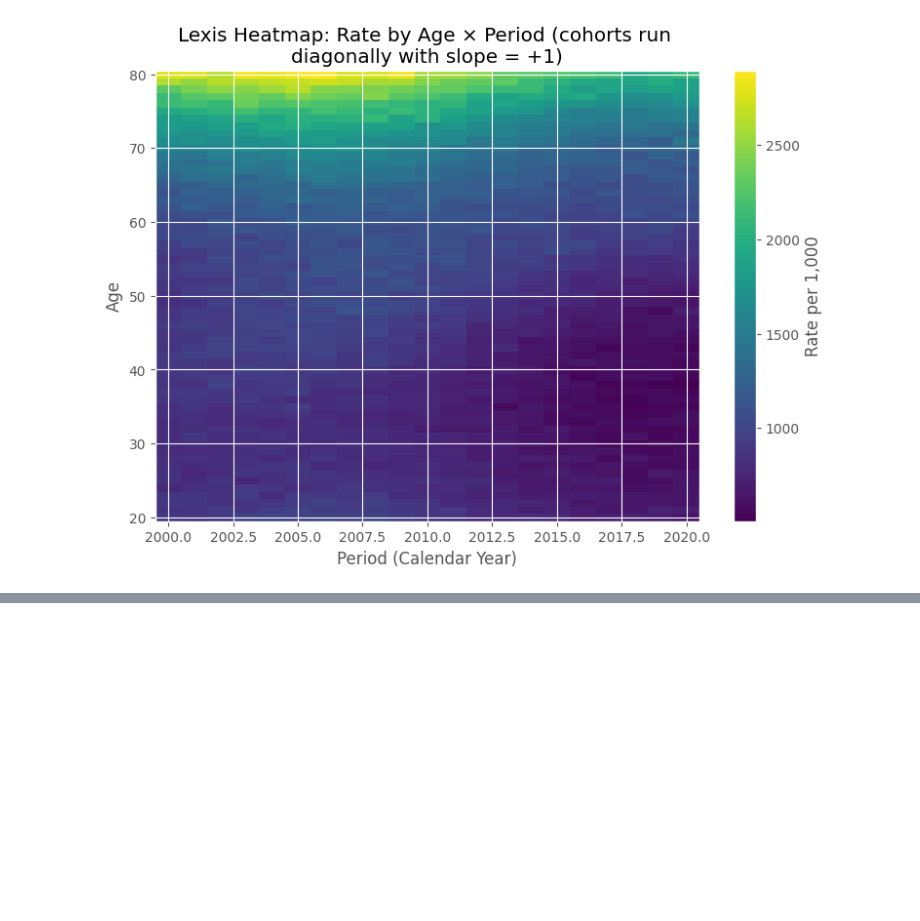
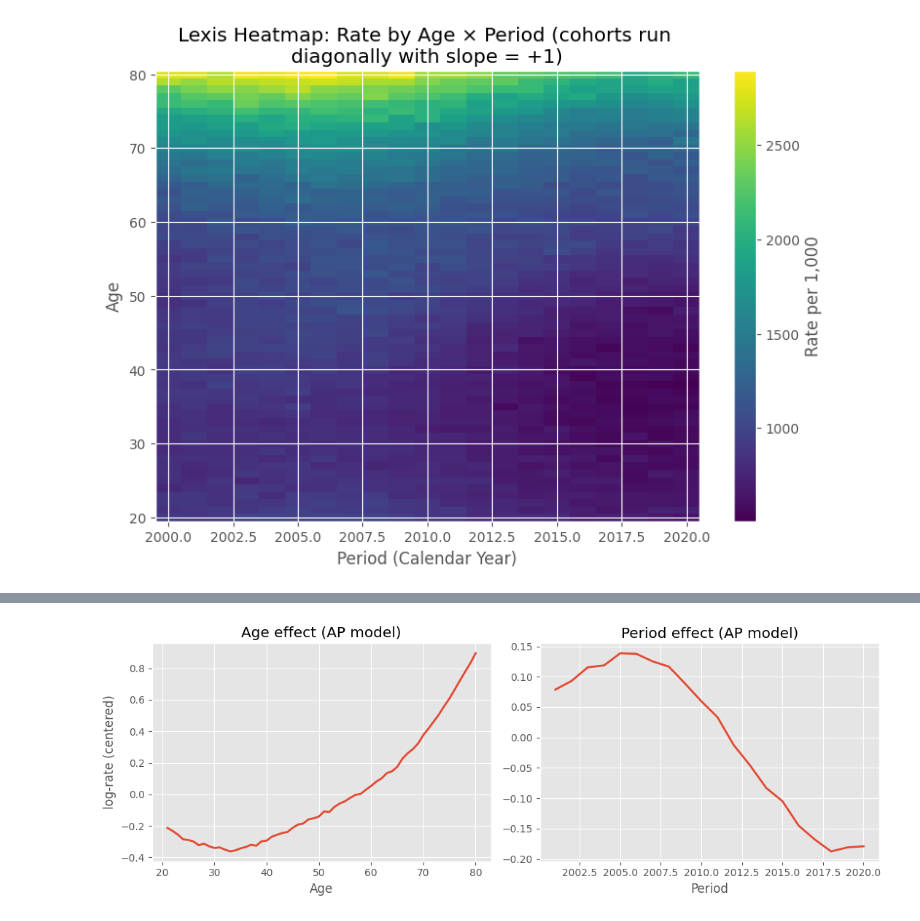
Before and after one commit to marami52/MLDS-490-time-series, a Jupyter notebook: session-5.ipynb, the cells around one changed output, grey strips where cells are left out. Saved outputs shown, nothing was run; the diff lists cells and outputs as text; code cells hidden in the pictures; blank space fills up the shorter version.

```diff
--- a/session-5.ipynb
+++ b/session-5.ipynb
@@ -1518,0 +1551,12 @@ plt.show()
+# %%
+import statsmodels.api as sm
+from patsy import dmatrix
+
+# Design matrix: Age and Period as categorical (can swap for splines if you prefer)
+X_ap = dmatrix("C(age) + C(period)", grid, return_type='dataframe')
+y = grid['count'].values
+offset = np.log(grid['exposure'].values)
+
+model_ap = sm.GLM(y, X_ap, family=sm.families.Poisson(), offset=offset)
+res_ap = model_ap.fit()
+print(res_ap.summary().as_text()[:2100]+ '        ...       ...         ...')
@@ -1518,0 +1581,41 @@ plt.show()
+# %%
+# Recover effects (centered to mean zero for plotting)
+design_cols = X_ap.columns
+age_cols = [c for c in design_cols if c.startswith('C(age)')]
+per_cols = [c for c in design_cols if c.startswith('C(period)')]
+
+# Extract numeric values, handling 'T.' prefix
+age_indices = []
+for c in age_cols:
+    # Extract the part between brackets: 'C(age)[T.21]' -> 'T.21'
+    val = c.split('[')[-1][:-1]
+    # Remove 'T.' prefix if present: 'T.21' -> '21'
+    if val.startswith('T.'):
+        val = val[2:]
+    age_indices.append(int(val))
+
+per_indices = []
+for c in per_cols:
+    val = c.split('[')[-1][:-1]
+    if val.startswith('T.'):
+        val = val[2:]
+    per_indices.append(int(val))
+
+age_eff_hat_ap = pd.Series(res_ap.params[age_cols].values,
+                           index=age_indices).sort_index()
+per_eff_hat_ap = pd.Series(res_ap.params[per_cols].values,
+                           index=per_indices).sort_index()
+
+age_eff_hat_ap -= age_eff_hat_ap.mean()
+per_eff_hat_ap -= per_eff_hat_ap.mean()
+
+fig, ax = plt.subplots(1,2, figsize=(11,4))
+ax[0].plot(age_eff_hat_ap.index, age_eff_hat_ap.values, label='Estimated Age (AP)', lw=2)
+ax[0].set_title('Age effect (AP model)'); ax[0].set_xlabel('Age'); ax[0].set_ylabel('log-rate (centered)')
+ax[0].grid(True)
+ax[1].plot(per_eff_hat_ap.index, per_eff_hat_ap.values, label='Estimated Period (AP)', lw=2)
+ax[1].set_title('Period effect (AP model)'); ax[1].set_xlabel('Period')
+ax[1].grid(True)
+plt.tight_layout(); plt.show()
+# %% [output]
+[figure, added]
```
Also changed, not shown: parts of 7 cells of this notebook, 1 other file.
